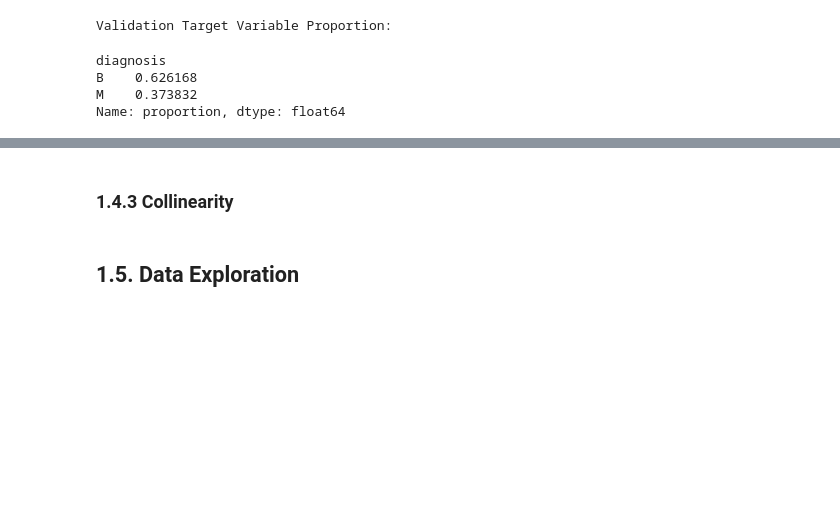
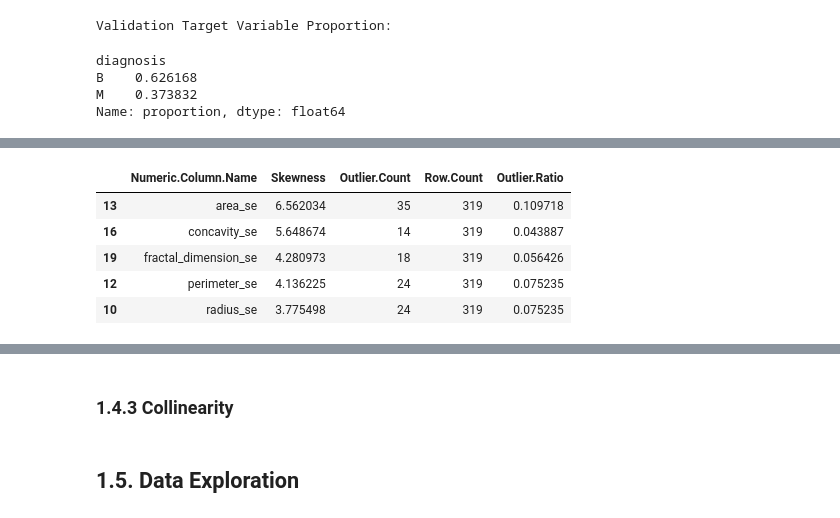
Before and after one commit to JohnPaulinePineda/Portfolio_Project_63, a Jupyter notebook: codes/DetectingAndAnalyzingMachineLearningModelDriftUsingOpenSourceMonitoringTools.ipynb, the cells around one changed output, grey strips where cells are left out. Drawn from its saved outputs; the diff is of its cells as text; code cells hidden in the pictures; blank space fills up the shorter version.

```diff
--- a/codes/DetectingAndAnalyzingMachineLearningModelDriftUsingOpenSourceMonitoringTools.ipynb
+++ b/codes/DetectingAndAnalyzingMachineLearningModelDriftUsingOpenSourceMonitoringTools.ipynb
@@ -970,0 +1061,13 @@ y_test.to_csv(os.path.join("..", DATASETS_FINAL_TEST_TARGET_PATH, "y_test.csv"),
+# %%
+##################################
+# Identifying the numerical columns
+# with Skewness > 3.00 or Skewness < -3.00
+##################################
+display(numeric_column_outlier_summary[(numeric_column_outlier_summary['Skewness']>3) | (numeric_column_outlier_summary['Skewness']<(-3))].sort_values(by=['Skewness'], ascending=False))
+# %% [output]
+|  | Numeric.Column.Name | Skewness | Outlier.Count | Row.Count | Outlier.Ratio |
+| 13 | area_se | 6.562034 | 35 | 319 | 0.109718 |
+| 16 | concavity_se | 5.648674 | 14 | 319 | 0.043887 |
+| 19 | fractal_dimension_se | 4.280973 | 18 | 319 | 0.056426 |
+| 12 | perimeter_se | 4.136225 | 24 | 319 | 0.075235 |
+| 10 | radius_se | 3.775498 | 24 | 319 | 0.075235 |
```
Also changed, not shown: parts of 11 cells of this notebook, 1 other file.
